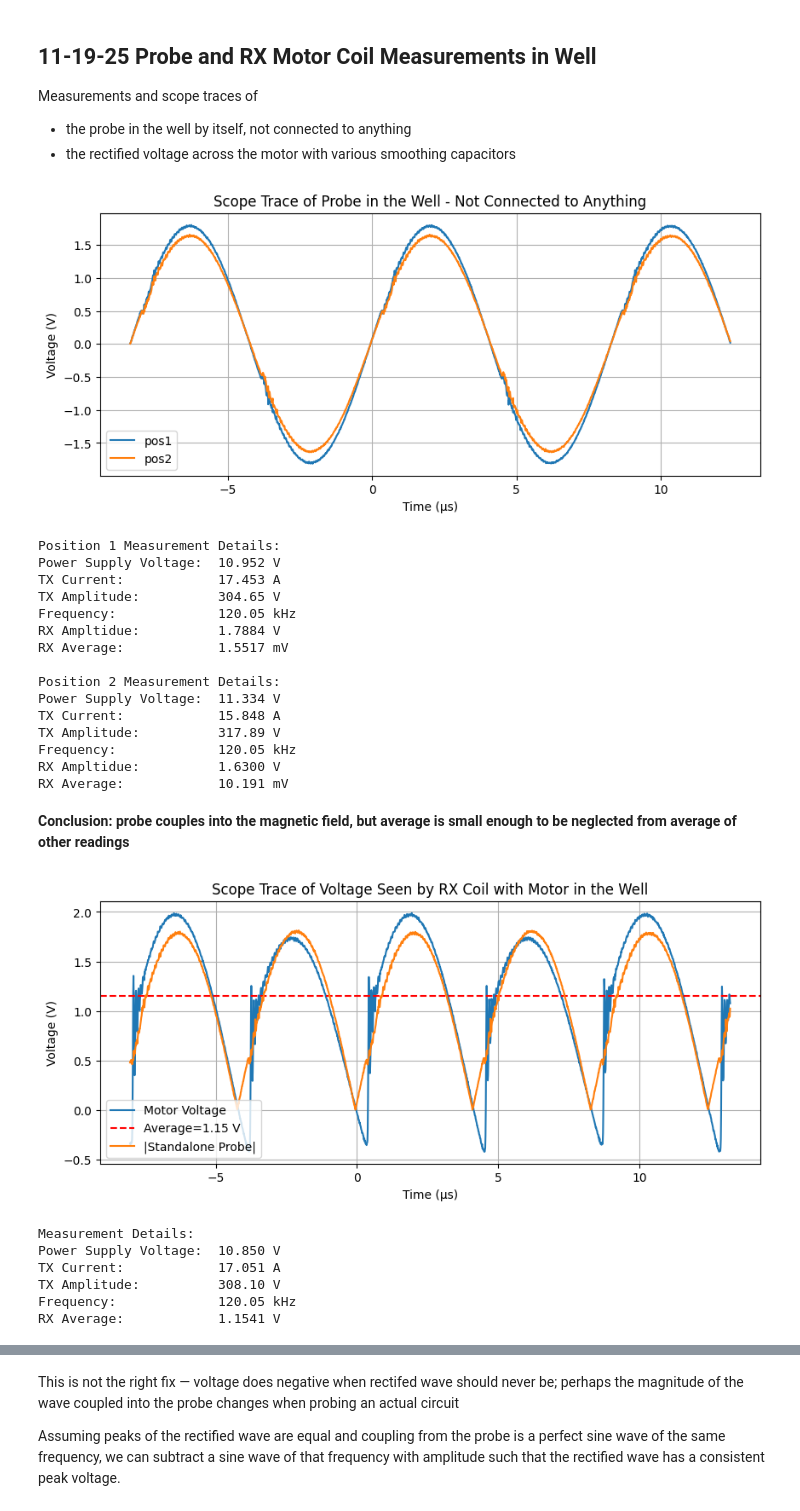
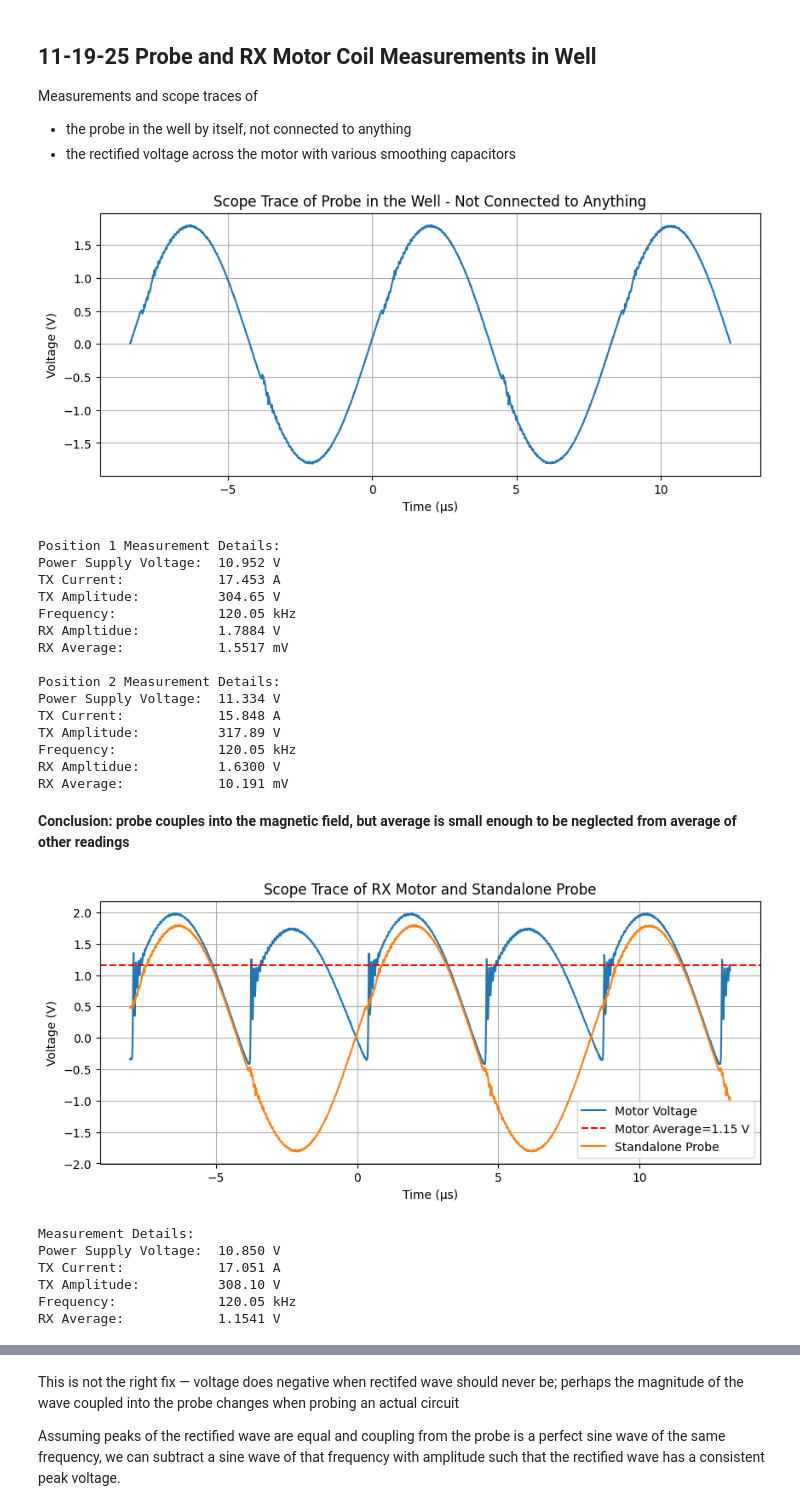
Before and after one commit to davisgtoth/Wireless-Drone-Data-Analysis, a Jupyter notebook: analysis.ipynb, the cells around one changed output, grey strips where cells are left out. Saved outputs shown, nothing was run; the diff lists cells and outputs as text; code cells hidden in the pictures.

```diff
--- a/analysis.ipynb
+++ b/analysis.ipynb
@@ -515,12 +519,12 @@ probe2 = pd.read_csv('11-19_RX_motor/probe2.csv', comment='#')
 
 plt.figure(figsize=(10,4))
 plt.plot(probe1['Time (s)'][14840:16920]*1e6, probe1['Channel 4 (V)'][14840:16920]*10, label='pos1')
-plt.plot(probe2['Time (s)'][14840:16920]*1e6, probe2['Channel 4 (V)'][14840:16920]*10, label='pos2')
+# plt.plot(probe2['Time (s)'][14840:16920]*1e6, probe2['Channel 4 (V)'][14840:16920]*10, label='pos2')
 plt.title('Scope Trace of Probe in the Well - Not Connected to Anything')
 plt.xlabel('Time (\u03BCs)')
 plt.ylabel('Voltage (V)')
 plt.grid()
-plt.legend()
+# plt.legend()
 plt.show()
 
 # p1_avg = np.mean(probe1['Channel 4 (V)']*10)
@@ -551,7 +555,7 @@ print(f'Frequency:            {p2_meas['Value'][3]}')
 print(f'RX Ampltidue:         {p2_meas['Value'][4]}')
 print(f'RX Average:           {p2_meas['Value'][5]}')
 # %% [output]
-[figure, old version]
+[figure, new version]
 Position 1 Measurement Details:
 Power Supply Voltage:  10.952 V
 TX Current:            17.453 A
@@ -590,28 +594,28 @@ print(f'Power Supply Voltage: {motor1
 # %%
 motor1 = pd.read_csv('11-19_RX_motor/motor.csv', comment='#')
 motor1_meas = pd.read_csv('11-19_RX_motor/motor_meas.csv', comment='#')
 
 avg1 = float(motor1_meas['Value'][6].strip().split(' ')[0])
 
 plt.figure(figsize=(10,4))
 plt.plot(motor1['Time (s)'][14875:17000]*1e6, motor1['Channel 4 (V)'][14875:17000]*10, label='Motor Voltage')
-plt.axhline(y=avg1, label=f'Average={avg1:.2f} V', color='r', linestyle='--')
-plt.plot(probe1['Time (s)'][14875:17000]*1e6, np.abs(probe1['Channel 4 (V)'][14875:17000]*10), label='|Standalone Probe|')
-plt.title('Scope Trace of Voltage Seen by RX Coil with Motor in the Well')
+plt.axhline(y=avg1, label=f'Motor Average={avg1:.2f} V', color='r', linestyle='--')
+plt.plot(probe1['Time (s)'][14875:17000]*1e6, probe1['Channel 4 (V)'][14875:17000]*10, label='Standalone Probe')
+plt.title('Scope Trace of RX Motor and Standalone Probe')
 plt.xlabel('Time (\u03BCs)')
 plt.ylabel('Voltage (V)')
 plt.grid()
 plt.legend()
 plt.show()
 
 print('Measurement Details:')
 print(f'Power Supply Voltage: {motor1_meas['Value'][0]}')
 print(f'TX Current:           {motor1_meas['Value'][1]}')
 print(f'TX Amplitude:         {motor1_meas['Value'][2]}')
 print(f'Frequency:            {motor1_meas['Value'][3]}')
 print(f'RX Average:           {motor1_meas['Value'][6]}')
 # %% [output]
-[figure, old version]
+[figure, new version]
 Measurement Details:
 Power Supply Voltage:  10.850 V
 TX Current:            17.051 A
```
Also changed, not shown: parts of 8 cells of this notebook.
